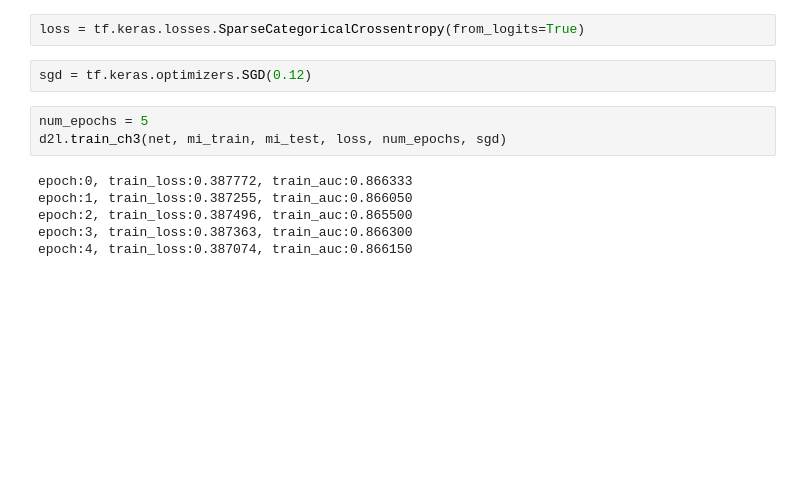
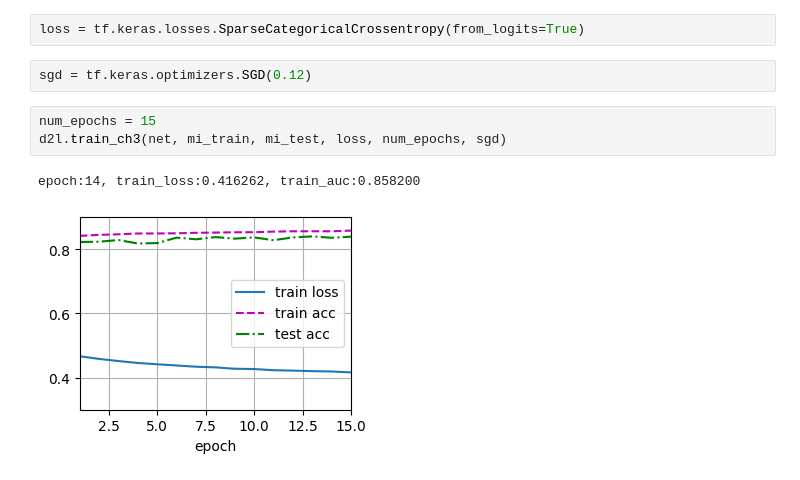
Before and after one commit to junhuster/machine-learning, a Jupyter notebook: tf-dev/jupyter/d2i_3_7.ipynb, the cells around one changed output. Drawn from its saved outputs; the diff is of its cells as text; blank space fills up the shorter version.

```diff
--- a/tf-dev/jupyter/d2i_3_7.ipynb
+++ b/tf-dev/jupyter/d2i_3_7.ipynb
@@ -20,11 +45,8 @@ loss = tf.keras.losses.SparseCategoricalCrossentropy(from_logits=True)
 # %%
 sgd = tf.keras.optimizers.SGD(0.12)
 # %%
-num_epochs = 5
+num_epochs = 15
 d2l.train_ch3(net, mi_train, mi_test, loss, num_epochs, sgd)
 # %% [output]
-epoch:0, train_loss:0.387772, train_auc:0.866333
-epoch:1, train_loss:0.387255, train_auc:0.866050
-epoch:2, train_loss:0.387496, train_auc:0.865500
-epoch:3, train_loss:0.387363, train_auc:0.866300
-epoch:4, train_loss:0.387074, train_auc:0.866150
+epoch:14, train_loss:0.416262, train_auc:0.858200
+[figure, added]
```
Also changed, not shown: parts of 3 cells of this notebook, 2 other files.
